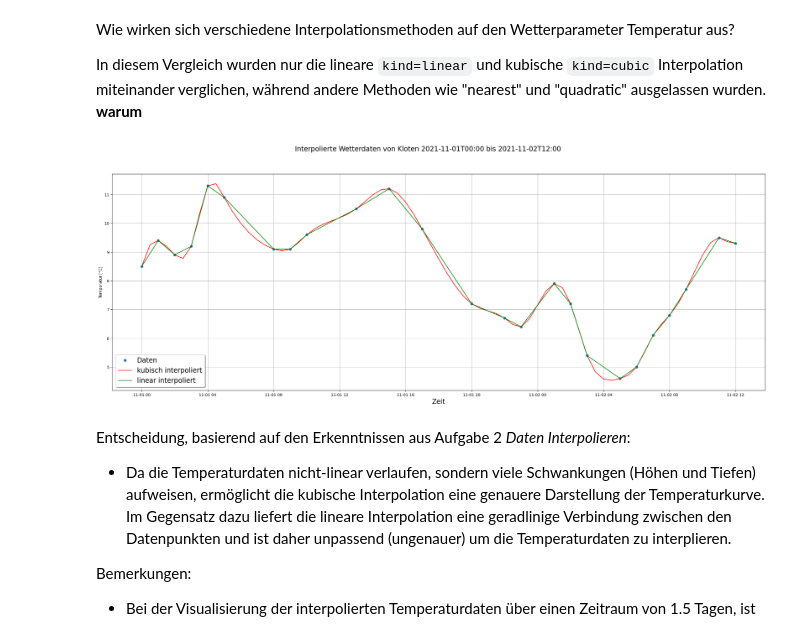
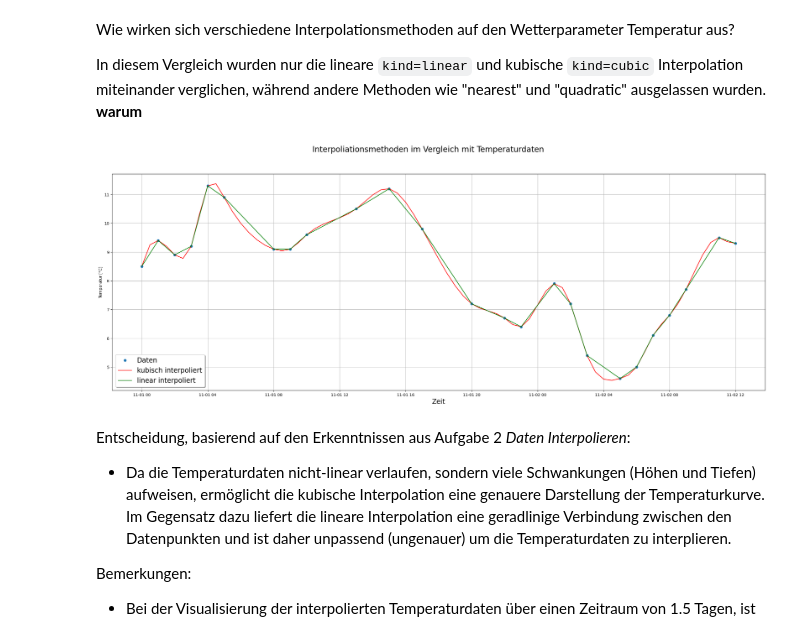
Before and after one commit to Kevin-J-Klein/NGDS-Gruppe-G, a Jupyter notebook: WetterstationGruppeG.ipynb, the cells around one changed output. Cells and saved outputs as stored; diff of their text form; code cells hidden in the pictures.

```diff
--- a/WetterstationGruppeG.ipynb
+++ b/WetterstationGruppeG.ipynb
@@ -244,20 +244,20 @@ In diesem Vergleich wurden nur die lineare `kind=linear` und kubische `kind=cubi
 # %%
 #Plot der unterschiedlich interpolierten Temperaturdaten erstellen
 fig, ax = plt.subplots(figsize=(30,10))
 
 ax.plot(datetime_demo, temp[:25], 'o', label='Daten')
 ax.plot(time_datetime_inter[0:max_demo], temp_inter_cubic[0:max_demo], 'r-', label='kubisch interpoliert')
 ax.plot(time_datetime_inter[0:max_demo], temp_inter_linear[0:max_demo], 'g-', label='linear interpoliert')
 ax.set_ylabel('Temperatur [°C]')
 ax.legend( loc='lower left', shadow=True, fontsize='xx-large')
 
 plt.grid()
 plt.xlabel('Zeit', fontsize='xx-large')
 
-plt.suptitle('Interpolierte Wetterdaten von Kloten {0} bis {1}'.format(time_datetime_inter[0], time_datetime_inter[max_demo-1]), fontsize='xx-large')
+plt.suptitle('Interpoliationsmethoden im Vergleich mit Temperaturdaten', fontsize=20)
 plt.show()
 # %% [output]
-[figure, old version]
+[figure, new version]
 # %% [markdown]
 Entscheidung, basierend auf den Erkenntnissen aus Aufgabe 2 *Daten Interpolieren*:
  - Da die Temperaturdaten nicht-linear verlaufen, sondern viele Schwankungen (Höhen und Tiefen) aufweisen, ermöglicht die kubische Interpolation eine genauere Darstellung der Temperaturkurve. Im Gegensatz dazu liefert die lineare Interpolation eine geradlinige Verbindung zwischen den Datenpunkten und ist daher unpassend (ungenauer) um die Temperaturdaten zu interplieren.
```
Also changed, not shown: parts of 5 cells of this notebook, 1 other file.
